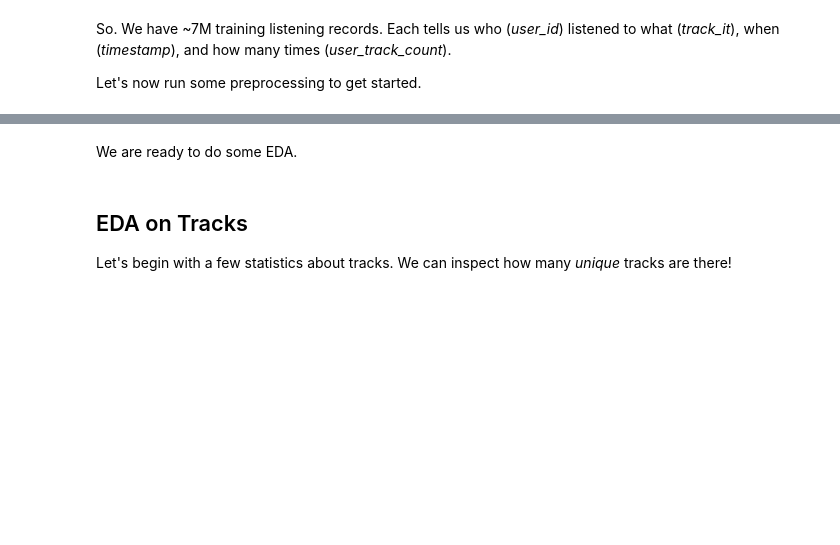
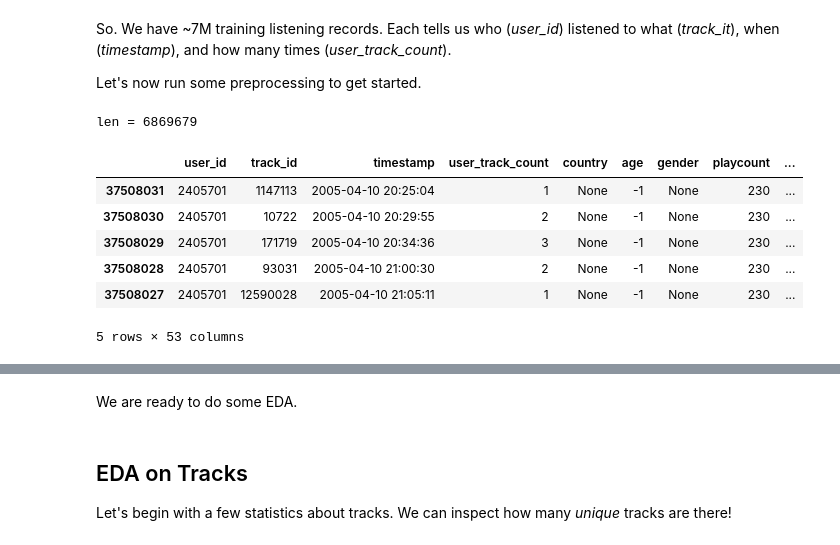
Before and after one commit to elorberb/Track2Vec, a Jupyter notebook: eda-on-the-evalrs-dataset.ipynb, the cells around one changed output, grey strips where cells are left out. Cells and saved outputs as stored; diff of their text form; code cells hidden in the pictures; blank space fills up the shorter version.

```diff
--- a/eda-on-the-evalrs-dataset.ipynb
+++ b/eda-on-the-evalrs-dataset.ipynb
@@ -57,3 +70,18 @@ train["timestamp"] = pd.to_datetime(train["timestamp"], unit="s")
 # %%
 # add a column for Hour Of the Day
 train["hod"] = train["timestamp"].dt.hour
+# %%
+df_exp = train[['user_id', 'track_id', 'timestamp', 'user_track_count']].sort_values('timestamp')
+df_exp = pd.DataFrame(df_exp).join(dataset.df_users, on='user_id', how='left')
+# %%
+print(f"len = {len(df_exp)}")
+df_exp.head()
+# %% [output]
+len = 6869679
+|  | user_id | track_id | timestamp | user_track_count | country | age | gender | playcount | ... |
+| 37508031 | 2405701 | 1147113 | 2005-04-10 20:25:04 | 1 | None | -1 | None | 230 | ... |
+| 37508030 | 2405701 | 10722 | 2005-04-10 20:29:55 | 2 | None | -1 | None | 230 | ... |
+| 37508029 | 2405701 | 171719 | 2005-04-10 20:34:36 | 3 | None | -1 | None | 230 | ... |
+| 37508028 | 2405701 | 93031 | 2005-04-10 21:00:30 | 2 | None | -1 | None | 230 | ... |
+| 37508027 | 2405701 | 12590028 | 2005-04-10 21:05:11 | 1 | None | -1 | None | 230 | ... |
+5 rows × 53 columns
```
Also changed, not shown: parts of 4 cells of this notebook, 2 other files.
